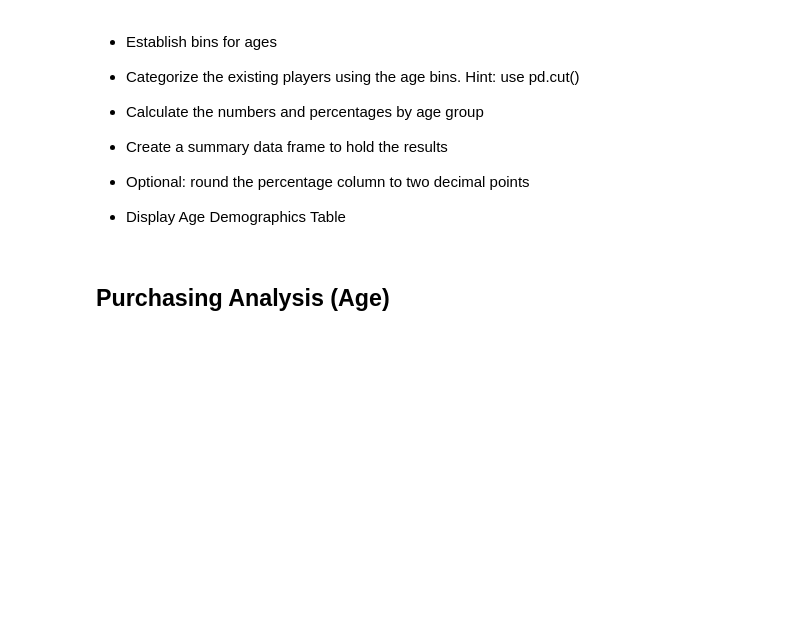
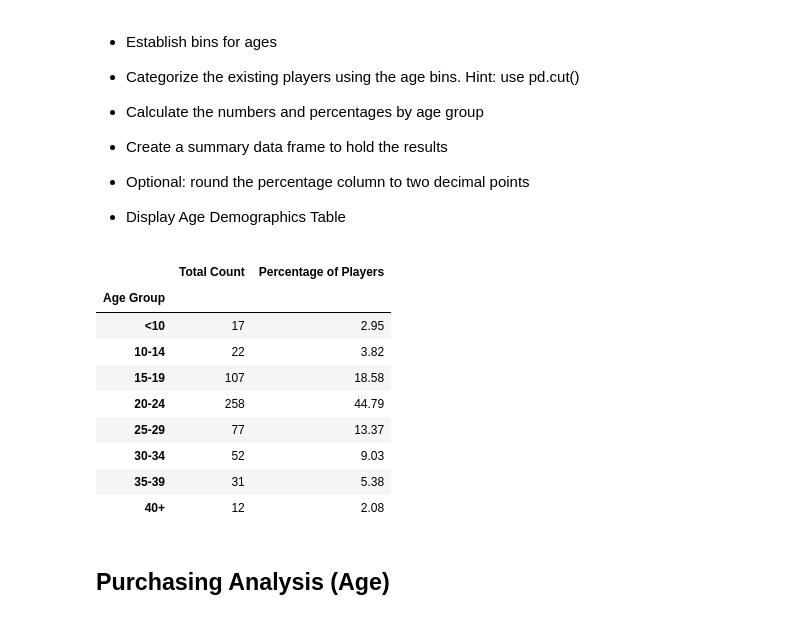
Before and after one commit to rrpherson/Unit-4-Assignment---Pandas-Pandas-Pandas, a Jupyter notebook: HeroesOfPymoli_starter.ipynb, the cells around one changed output. Cells and saved outputs as stored; diff of their text form; code cells hidden in the pictures; blank space fills up the shorter version.

```diff
--- a/HeroesOfPymoli_starter.ipynb
+++ b/HeroesOfPymoli_starter.ipynb
@@ -30,9 +30,9 @@ purchase_data.head()
 # %% [markdown]
 * Display the total number of players
 # %%
-TotalPlayers = len(purchase_data["SN"].unique())
+Total = len(purchase_data["SN"].unique())
 
-Players_df = pd.DataFrame({"Total Players": [TotalPlayers]})
+Players_df = pd.DataFrame({"Total Players": [Total]})
 
 Players_df
 # %% [output]
@@ -162,6 +149,27 @@ gender_summary
 
 
 * Display Age Demographics Table
+# %%
+bins = [0, 9, 14, 19, 24, 29, 34, 39, 100]
+group_names = ["<10", "10-14", "15-19", "20-24", "25-29", "30-34", "35-39", "40+"]
+
+purchase_data['Age Group'] = pd.cut(purchase_data['Age'], bins=bins, labels=group_names)
+
+ageGroup = purchase_data.groupby('Age Group').nunique()
+ageGroup['Percentage of Players'] = ((ageGroup['SN']/Total)*100).map('{:.2f}'.format)
+ageGroup.rename(columns={"SN": "Total Count"},inplace=True)
+ageGroup.filter(items=['Total Count', 'Percentage of Players'])
+# %% [output]
+|  | Total Count | Percentage of Players |
+| Age Group |  |  |
+| <10 | 17 | 2.95 |
+| 10-14 | 22 | 3.82 |
+| 15-19 | 107 | 18.58 |
+| 20-24 | 258 | 44.79 |
+| 25-29 | 77 | 13.37 |
+| 30-34 | 52 | 9.03 |
+| 35-39 | 31 | 5.38 |
+| 40+ | 12 | 2.08 |
 # %% [markdown]
 ## Purchasing Analysis (Age)
 # %% [markdown]
```
Also changed, not shown: parts of 6 cells of this notebook.
